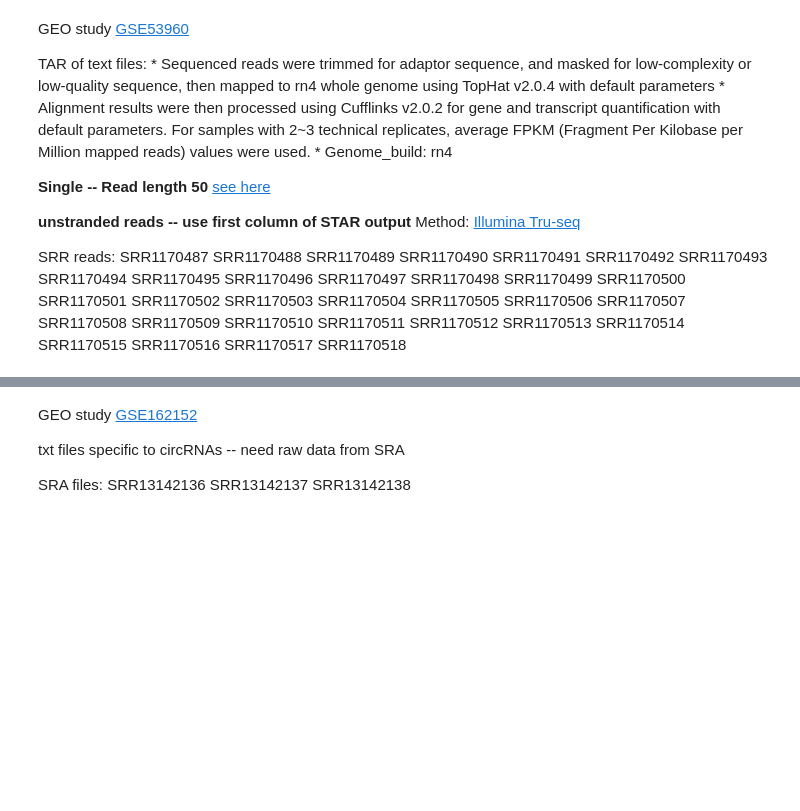
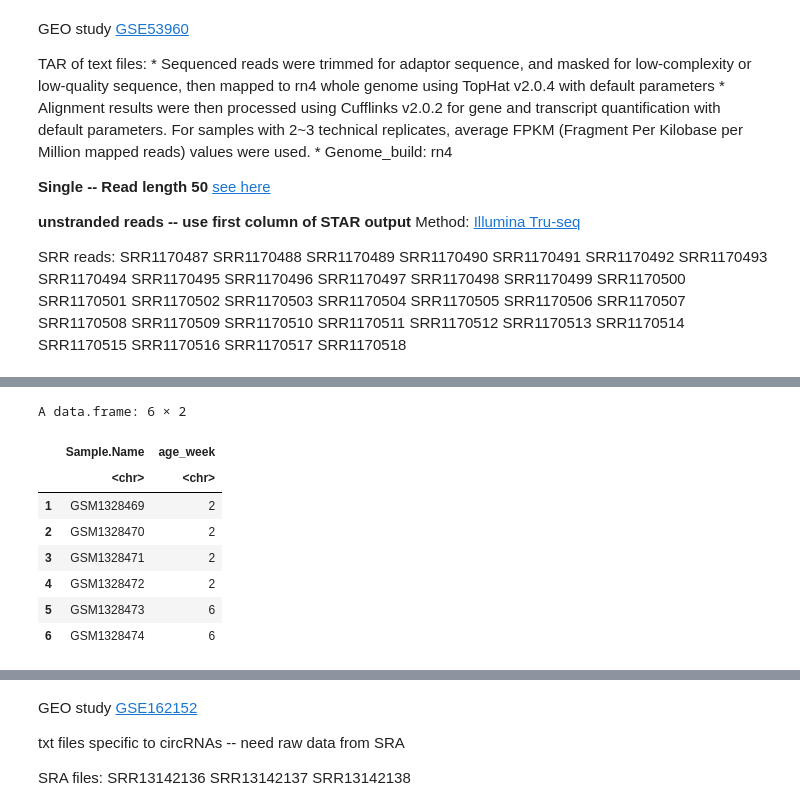
Before and after one commit to bchansen3/testis_dev-geneexp, a Jupyter notebook: testis_gene_meta.ipynb, the cells around one changed output, grey strips where cells are left out. Cells and saved outputs as stored; diff of their text form; code cells hidden in the pictures; blank space fills up the shorter version.

```diff
--- a/testis_gene_meta.ipynb
+++ b/testis_gene_meta.ipynb
@@ -244,0 +302,25 @@ A data.frame: 6 × 32
+# %%
+
+# use varData() function to check for available sample details
+
+gsemeta = data.frame(
+    names = sampleNames(gse),
+    age_week = gse$'developmental stage (week):ch1')
+
+
+
+names(gsemeta)[1] <- "Sample.Name"
+
+head(gsemeta)
+
+g
+# %% [output]
+A data.frame: 6 × 2
+|  | Sample.Name | age_week |
+|  | <chr> | <chr> |
+| 1 | GSM1328469 | 2 |
+| 2 | GSM1328470 | 2 |
+| 3 | GSM1328471 | 2 |
+| 4 | GSM1328472 | 2 |
+| 5 | GSM1328473 | 6 |
+| 6 | GSM1328474 | 6 |
```
Also changed, not shown: parts of 13 cells of this notebook.
